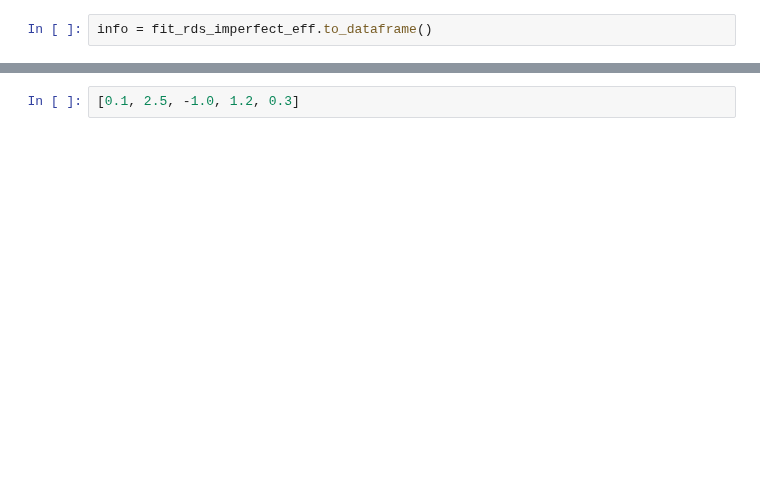
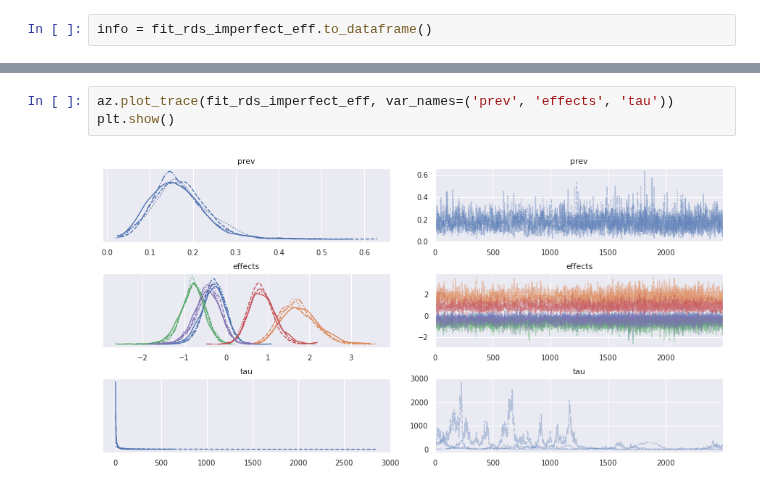
Before and after one commit to lucasmoschen/rds-bayesian-analysis-tcc, a Jupyter notebook: notebooks_book/imperfect_test_rds.ipynb, the cells around one changed output, grey strips where cells are left out. Drawn from its saved outputs; the diff is of its cells as text; blank space fills up the shorter version.

```diff
--- a/notebooks_book/imperfect_test_rds.ipynb
+++ b/notebooks_book/imperfect_test_rds.ipynb
@@ -363,2 +364,5 @@ summary.loc[['prev', 'spec','sens', 'effects[0]','effects[1]','effects[2]','effe
-# %%
-[0.1, 2.5, -1.0, 1.2, 0.3]
+# %%
+az.plot_trace(fit_rds_imperfect_eff, var_names=('prev', 'effects', 'tau'))
+plt.show()
+# %% [output]
+[figure, added]
```
Also changed, not shown: parts of 30 cells of this notebook, 4 other files.
